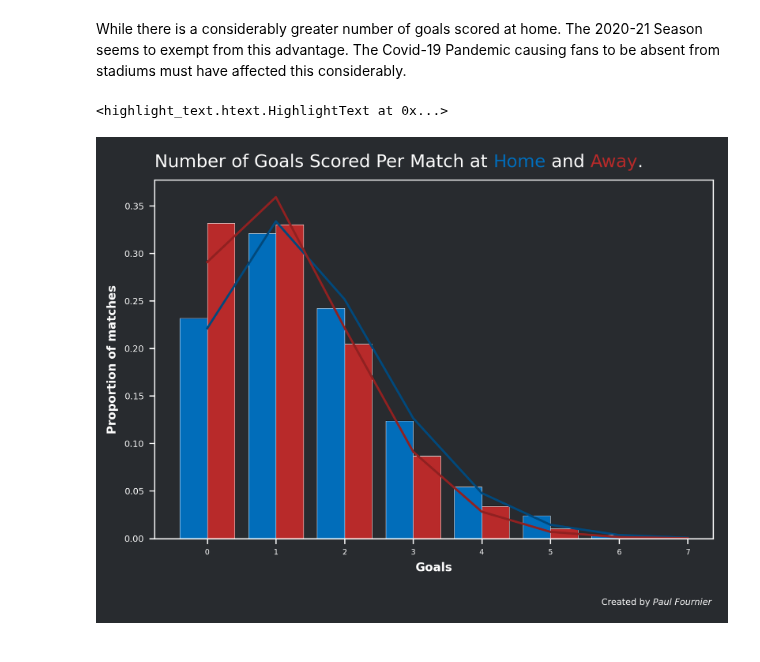
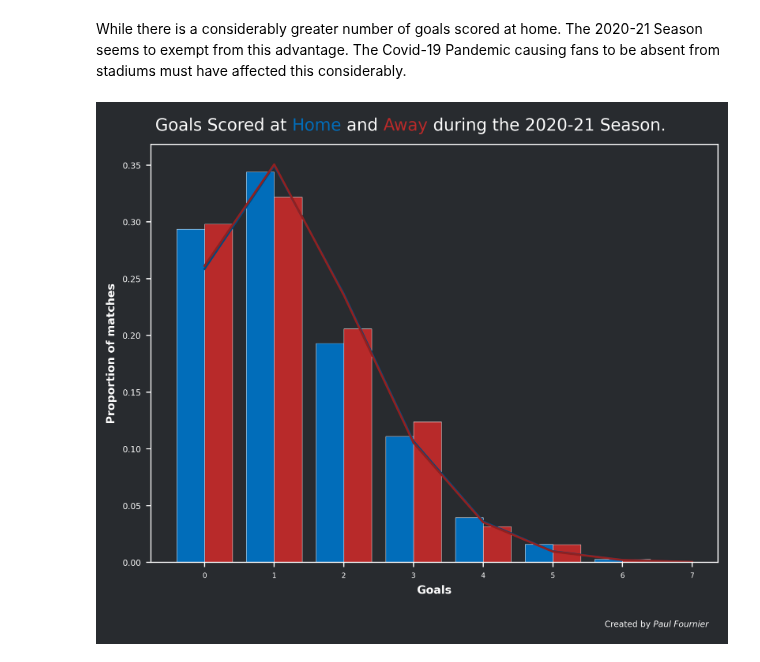
Before and after one commit to Fournierp/FPL, a Jupyter notebook: analysis/score.ipynb, the cells around one changed output. Saved outputs shown, nothing was run; the diff lists cells and outputs as text; code cells hidden in the pictures.

```diff
--- a/analysis/score.ipynb
+++ b/analysis/score.ipynb
@@ -24,39 +160,19 @@ score2    1.342105
 dtype: float64
 # %% [markdown]
 While there is a considerably greater number of goals scored at home. The 2020-21 Season seems to exempt from this advantage. The Covid-19 Pandemic causing fans to be absent from stadiums must have affected this considerably.
-# %%
-import matplotlib.pyplot as plt
-import matplotlib as mpl
-mpl.rcParams['figure.dpi'] = 300
-from highlight_text import fig_text
-
-body_font = "Open Sans"
-watermark_font = "DejaVu Sans"
-text_color = "w"
-background = "#282B2F"
-title_font = "DejaVu Sans"
-
-mpl.rcParams['xtick.color'] = text_color
-mpl.rcParams['ytick.color'] = text_color
-mpl.rcParams['text.color'] = text_color
-mpl.rcParams['axes.edgecolor'] = text_color
-mpl.rcParams['xtick.labelsize'] = 5
-mpl.rcParams['ytick.labelsize'] = 6
 # %%
-from scipy.stats import poisson
-
 fig, ax = plt.subplots(tight_layout=True)
 fig.set_facecolor(background)
 ax.patch.set_alpha(0)
 
 max_goals = 8
 _, _, _ = ax.hist(
-    df[df['season'] != 2020][["score1", "score2"]].values, label=["Home", "Away"],
+    df[df['season'] == 2020][["score1", "score2"]].values, label=["Home", "Away"],
     bins=np.arange(0, max_goals)-.5, density=True,
     color=['#016DBA', '#B82A2A'], edgecolor='w', linewidth=0.25, alpha=1)
 
-home_poisson = poisson.pmf(range(max_goals), df["score1"].mean())
-away_poisson = poisson.pmf(range(max_goals), df["score2"].mean())
+home_poisson = poisson.pmf(range(max_goals), df[df['season'] == 2020]["score1"].mean())
+away_poisson = poisson.pmf(range(max_goals), df[df['season'] == 2020]["score2"].mean())
 
 ax.plot(
     [i for i in range(0, max_goals)],
@@ -65,41 +181,39 @@ ax.plot(
     color="#01497c",
     label="Home Poisson",
 )
 
 ax.plot(
     [i for i in range(0, max_goals)],
     away_poisson,
     linestyle="-",
     color="#902121",
     label="Away Poisson",
 )
 
 ax.set_xticks(np.arange(0, max_goals), minor=False)
 ax.set_xlabel(
     "Goals", fontfamily=title_font,
     fontweight="bold", fontsize=8, color=text_color)
 ax.set_ylabel(
     "Proportion of matches", fontfamily=title_font,
     fontweight="bold", fontsize=8, color=text_color)
 
-fig_text(
-    x=0.1, y=1.025,
-    s="Number of Goals Scored Per Match at <Home> and <Away>.",
-    highlight_textprops=[
-        {"color": '#016DBA'},
-        {"color": '#B82A2A'},
-        ],
-    fontweight="regular", fontsize=12, fontfamily=title_font,
-    color=text_color, alpha=1)
+fig_text(x=0.1, y=1.025,
+        s="Goals Scored at <Home> and <Away> during the 2020-21 Season.",
+        highlight_textprops=[
+            {"color": '#016DBA'},
+            {"color": '#B82A2A'},
+            ],
+        fontweight="regular", fontsize=12, fontfamily=title_font,
+        color=text_color, alpha=1)
 
 fig_text(
     x=0.8, y=-0.02,
     s="Created by <Paul Fournier>",
     highlight_textprops=[{"fontstyle": "italic"}],
     fontsize=6, fontfamily=watermark_font,
     color=text_color)
 
 plt.show()
 # %% [output]
-<highlight_text.htext.HighlightText at 0x...>
-[figure, old version]
+[figure, new version]
```
Also changed, not shown: parts of 11 cells of this notebook.
